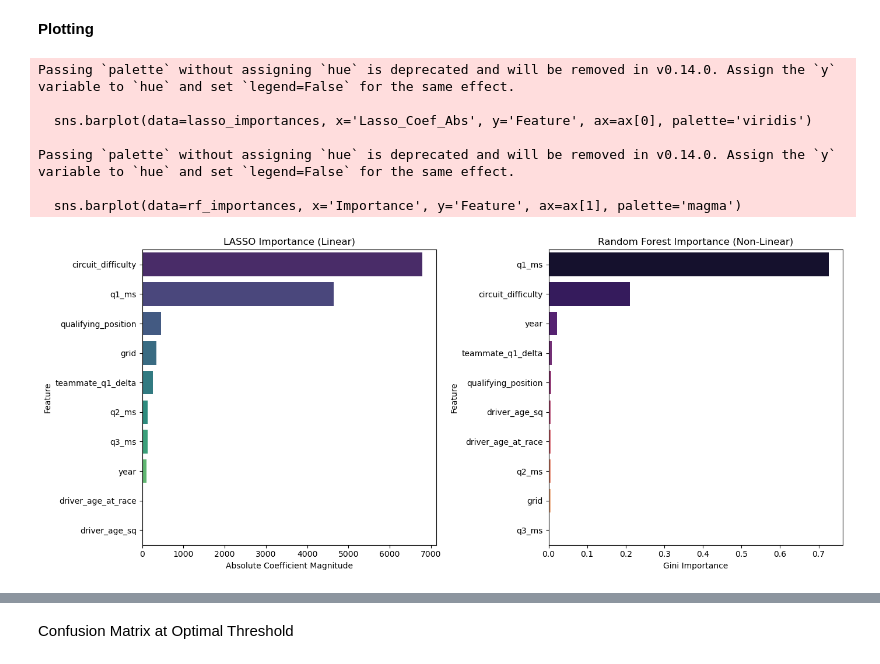
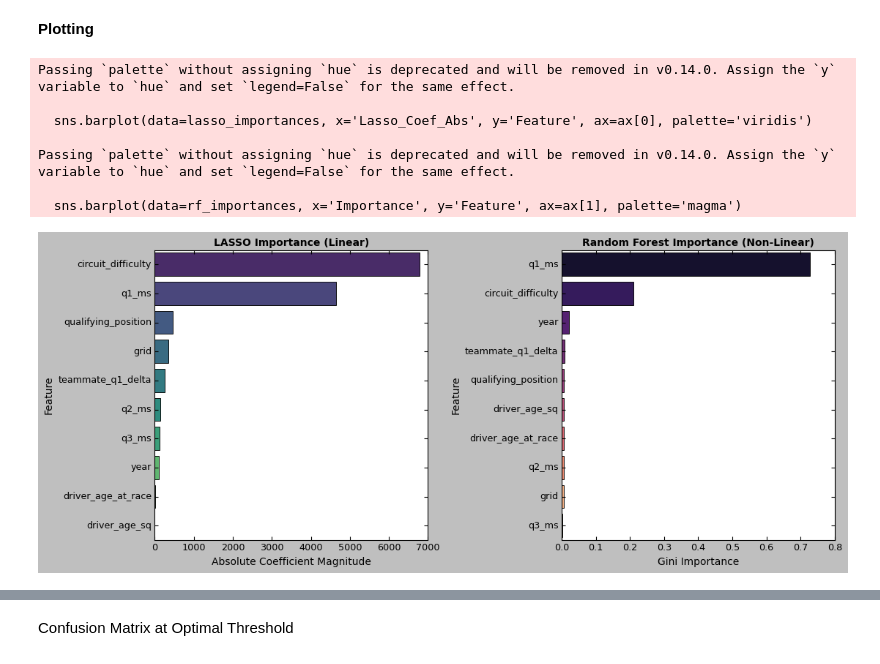
Before and after one commit to shehzanwar/DMSL7406, a Jupyter notebook: Project/f1_proj.ipynb, the cells around one changed output, grey strips where cells are left out. Cells and saved outputs as stored; diff of their text form; code cells hidden in the pictures.

```diff
--- a/Project/f1_proj.ipynb
+++ b/Project/f1_proj.ipynb
@@ -13,6 +13,7 @@ import matplotlib.pyplot as plt
 import glob
 import os
 from scipy import stats
+from scipy.stats import wilcoxon
 from sklearn.model_selection import train_test_split, KFold, cross_val_score, GridSearchCV
 from sklearn.impute import SimpleImputer
 from sklearn.preprocessing import StandardScaler
@@ -26,6 +27,9 @@ from sklearn.inspection import PartialDependenceDisplay
 from sklearn.utils import resample
 from sklearn.discriminant_analysis import LinearDiscriminantAnalysis
 
+plt.style.use("classic")
+sns.set_context("paper", font_scale=1.3)
+
 filepath = glob.glob('f1datasets/*.csv') # 14 datasets
 f1_dfs = {}
 for file in filepath:
@@ -441,21 +511,21 @@ plt.show()
 # %%
 fig, ax = plt.subplots(1, 2, figsize=(14,6))
 
 sns.barplot(data=lasso_importances, x='Lasso_Coef_Abs', y='Feature', ax=ax[0], palette='viridis')
-ax[0].set_title('LASSO Importance (Linear)')
+ax[0].set_title('LASSO Importance (Linear)', fontweight='bold')
 ax[0].set_xlabel('Absolute Coefficient Magnitude')
 
 sns.barplot(data=rf_importances, x='Importance', y='Feature', ax=ax[1], palette='magma')
-ax[1].set_title('Random Forest Importance (Non-Linear)')
+ax[1].set_title('Random Forest Importance (Non-Linear)', fontweight='bold')
 ax[1].set_xlabel('Gini Importance')
 plt.tight_layout()
 plt.show()
 # %% [output]
 Passing `palette` without assigning `hue` is deprecated and will be removed in v0.14.0. Assign the `y` variable to `hue` and set `legend=False` for the same effect.
 
   sns.barplot(data=lasso_importances, x='Lasso_Coef_Abs', y='Feature', ax=ax[0], palette='viridis')
 
 Passing `palette` without assigning `hue` is deprecated and will be removed in v0.14.0. Assign the `y` variable to `hue` and set `legend=False` for the same effect.
 
   sns.barplot(data=rf_importances, x='Importance', y='Feature', ax=ax[1], palette='magma')
-[figure, old version]
+[figure, new version]
```
Also changed, not shown: parts of 24 cells of this notebook.
